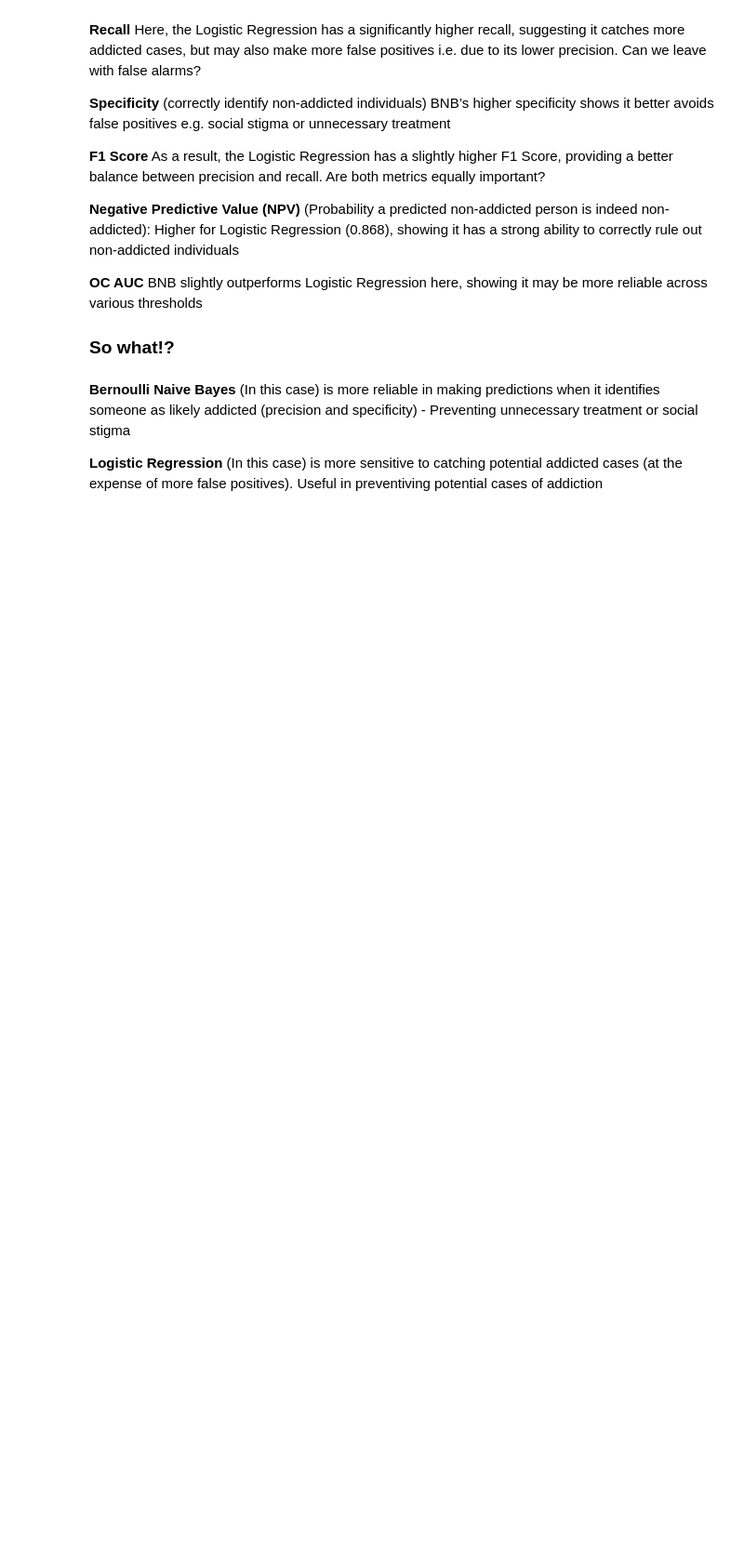
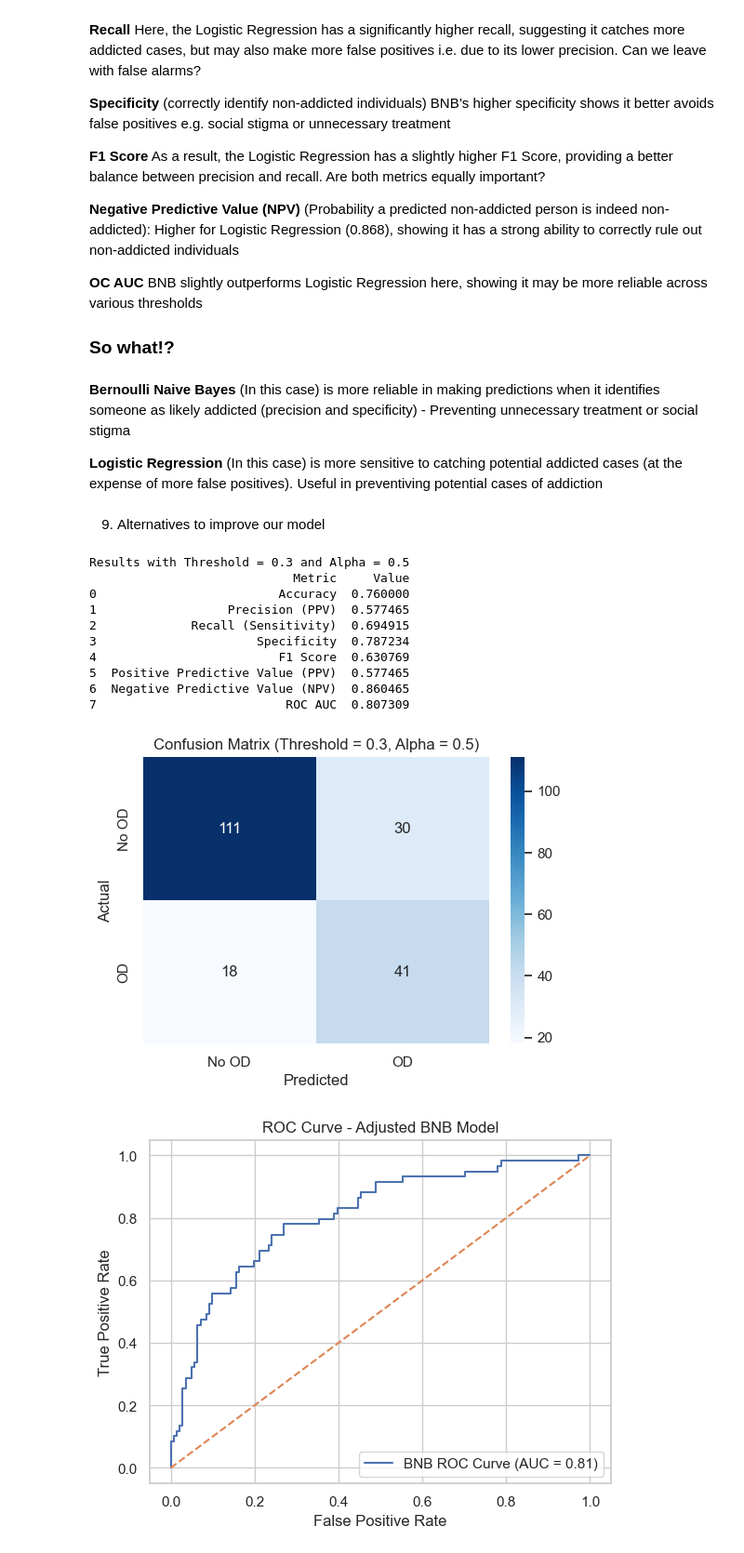
Before and after one commit to phidesigner/wandb_demo, a Jupyter notebook: 02_opiod_analysis_bayes.ipynb, the cells around one changed output. Shown at 93% size. Saved outputs shown, nothing was run; the diff lists cells and outputs as text; code cells hidden in the pictures; blank space fills up the shorter version.

```diff
--- a/02_opiod_analysis_bayes.ipynb
+++ b/02_opiod_analysis_bayes.ipynb
@@ -325,3 +325,82 @@ Comparison of Bernoulli Naive Bayes and Logistic Regression:
 **Bernoulli Naive Bayes** (In this case) is more reliable in making predictions when it identifies someone as likely addicted (precision and specificity) - Preventing unnecessary treatment or social stigma
 
 **Logistic Regression** (In this case) is more sensitive to catching potential addicted cases (at the expense of more false positives). Useful in preventiving potential cases of addiction
+# %% [markdown]
+9. Alternatives to improve our model
+# %%
+# 1. Adjusting the Decision Threshold for Bernoulli Naive Bayes
+
+def evaluate_bnb_with_threshold(threshold=0.5, alpha=1.0):
+    # Initialize and fit the model with the specified smoothing parameter (alpha)
+    bnb_model = BernoulliNB(alpha=alpha)
+    bnb_model.fit(X_train, y_train)
+
+    # Predict probabilities and apply the custom threshold
+    # Probabilities for the positive class
+    y_pred_proba = bnb_model.predict_proba(X_test)[:, 1]
+    y_pred_threshold = (y_pred_proba >= threshold).astype(
+        int)  # Adjust threshold for prediction
+
+    # Calculate metrics
+    accuracy = accuracy_score(y_test, y_pred_threshold)
+    precision = precision_score(y_test, y_pred_threshold)
+    recall = recall_score(y_test, y_pred_threshold)
+    f1 = f1_score(y_test, y_pred_threshold)
+    roc_auc = roc_auc_score(y_test, y_pred_proba)
+    conf_matrix = confusion_matrix(y_test, y_pred_threshold)
+    TN, FP, FN, TP = conf_matrix.ravel()
+    ppv = TP / (TP + FP)  # Positive Predictive Value
+    npv = TN / (TN + FN)  # Negative Predictive Value
+    specificity = TN / (TN + FP)
+
+    # Store results in a DataFrame
+    results = pd.DataFrame({
+        'Metric': ['Accuracy', 'Precision (PPV)', 'Recall (Sensitivity)', 'Specificity', 'F1 Score',
+                   'Positive Predictive Value (PPV)', 'Negative Predictive Value (NPV)', 'ROC AUC'],
+        'Value': [accuracy, precision, recall, specificity, f1, ppv, npv, roc_auc]
+    })
+
+    # Print the results
+    print(f"Results with Threshold = {threshold} and Alpha = {alpha}")
+    print(results)
+
+    # Plot the Confusion Matrix
+    plt.figure(figsize=(6, 4))
+    sns.heatmap(conf_matrix, annot=True, fmt='d', cmap='Blues',
+                xticklabels=['No OD', 'OD'], yticklabels=['No OD', 'OD'])
+    plt.title(f'Confusion Matrix (Threshold = {threshold}, Alpha = {alpha})')
+    plt.xlabel('Predicted')
+    plt.ylabel('Actual')
+    plt.show()
+
+    # Plot ROC Curve
+    fpr, tpr, _ = roc_curve(y_test, y_pred_proba)
+    plt.plot(fpr, tpr, label=f'BNB ROC Curve (AUC = {roc_auc:.2f})')
+    plt.plot([0, 1], [0, 1], linestyle='--')
+    plt.xlabel('False Positive Rate')
+    plt.ylabel('True Positive Rate')
+    plt.title('ROC Curve - Adjusted BNB Model')
+    plt.legend(loc="lower right")
+    plt.show()
+
+    return results
+
+
+# Testing different thresholds and alpha values to improve recall
+# Example: Set a lower threshold (e.g., 0.3) and adjust alpha (e.g., 0.5) to see effects on recall
+threshold = 0.3
+alpha = 0.5  # Can improve recall by reducing the impact of features that would otherwise “cancel out” predictions for certain classes
+bnb_results = evaluate_bnb_with_threshold(threshold=threshold, alpha=alpha)
+# %% [output]
+Results with Threshold = 0.3 and Alpha = 0.5
+                            Metric     Value
+0                         Accuracy  0.760000
+1                  Precision (PPV)  0.577465
+2             Recall (Sensitivity)  0.694915
+3                      Specificity  0.787234
+4                         F1 Score  0.630769
+5  Positive Predictive Value (PPV)  0.577465
+6  Negative Predictive Value (NPV)  0.860465
+7                          ROC AUC  0.807309
+[figure, added]
+[figure, added]
```
